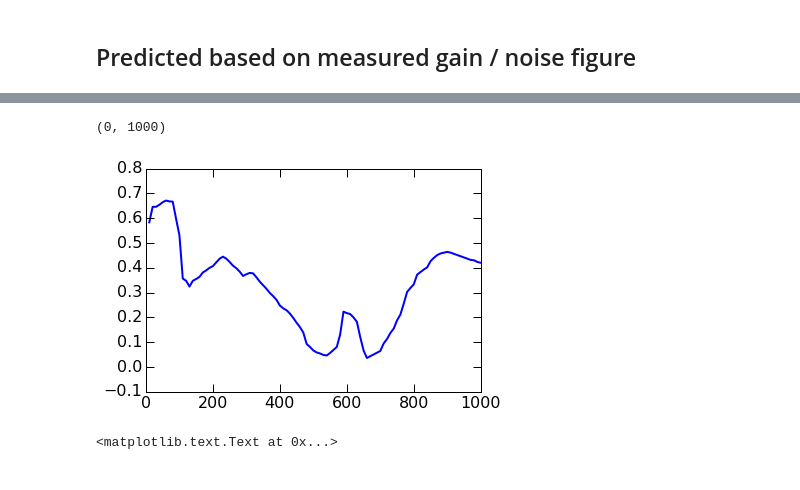
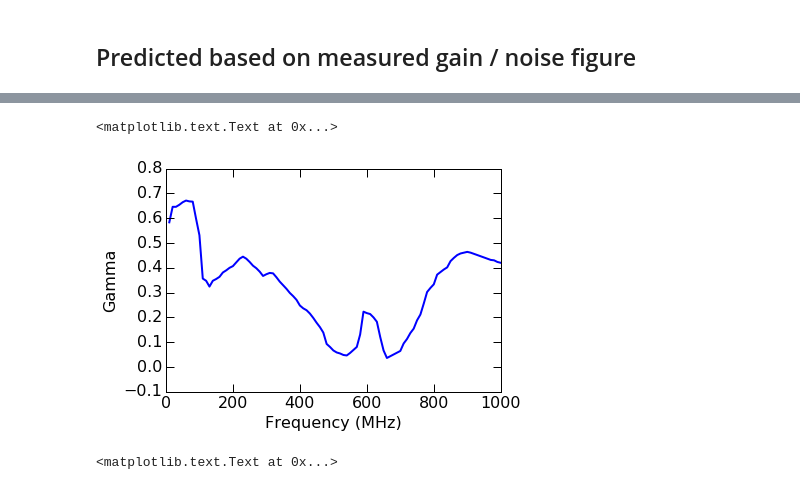
Before and after one commit to swissel/beacon_notebooks, a Jupyter notebook: BEACON Freq Dep Noise Spectra Prediction.ipynb, the cells around one changed output, grey strips where cells are left out. Drawn from its saved outputs; the diff is of its cells as text; code cells hidden in the pictures.

```diff
--- a/BEACON Freq Dep Noise Spectra Prediction.ipynb
+++ b/BEACON Freq Dep Noise Spectra Prediction.ipynb
@@ -574,19 +574,21 @@ def gamma_from_vswr(vswr):
 # %%
 # now get the reflection coefficient of the antenna
 bicone_vswr = pd.read_csv(ant_dirc + 'VHF_AntennaVSWR.csv',
                    names=['freq_MHz', 'VSWR',],usecols=[0,1],
                    skiprows=1,dtype='float')
 
 man_Gamma_freq = bicone_vswr.freq_MHz.values
 man_Gamma = gamma_from_vswr(bicone_vswr.VSWR.values)
 
 # Assume a perfect antenna by setting the reflection coefficient to 0
 #Gamma = np.zeros(len(Gamma))
 pyp.plot(man_Gamma_freq, man_Gamma)
 pyp.xlim(0,1000)
+pyp.xlabel("Frequency (MHz)")
+pyp.ylabel("Gamma")
 # %% [output]
-(0, 1000)
+<matplotlib.text.Text at 0x...>
-[figure, old version]
+[figure, new version]
 # %%
 # now get the reflection coefficient of the antenna
 titles = ['VHF_ROCK_H49', 'VHF_ROCK_H62', 'VHF_ROCK_H64',
```
Also changed, not shown: parts of 9 cells of this notebook, 2 other files.
